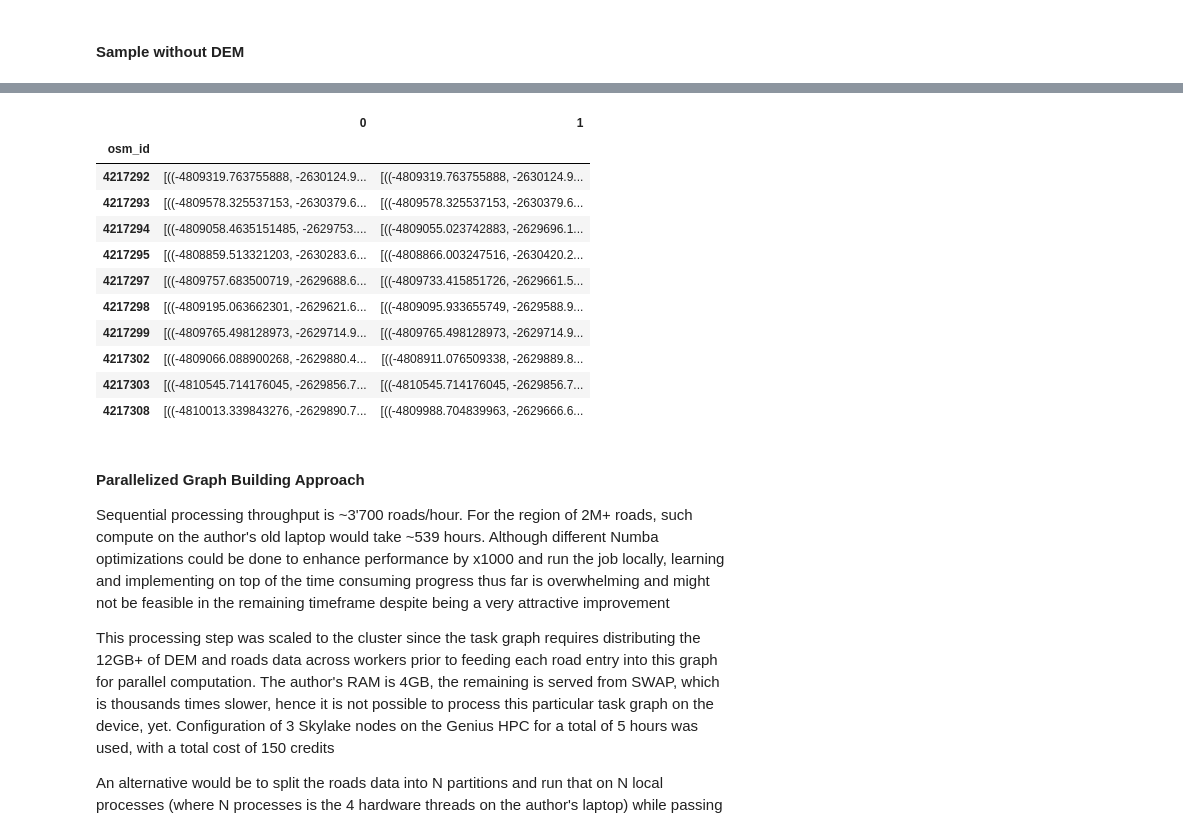
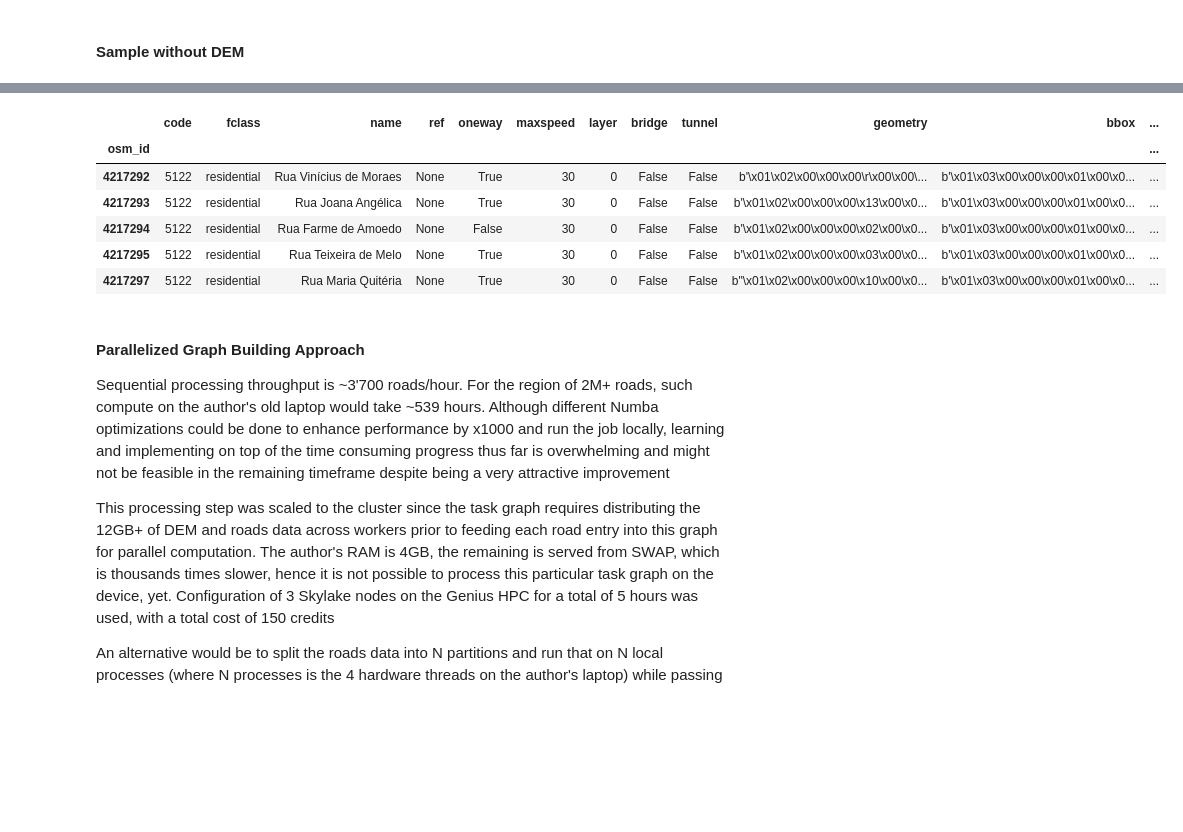
Before and after one commit to maximyudayev/YY-MANET-Protocol, a Jupyter notebook: local/data_preprocessing.ipynb, the cells around one changed output, grey strips where cells are left out. Cells and saved outputs as stored; diff of their text form; code cells hidden in the pictures; blank space fills up the shorter version.

```diff
--- a/local/data_preprocessing.ipynb
+++ b/local/data_preprocessing.ipynb
@@ -565,19 +589,14 @@ Wall time: 516 ms
-# %%
-d = df2.compute()
-d
-# %% [output]
-|  | 0 | 1 |
-| osm_id |  |  |
-| 4217292 | [((-4809319.763755888, -2630124.9... | [((-4809319.763755888, -2630124.9... |
-| 4217293 | [((-4809578.325537153, -2630379.6... | [((-4809578.325537153, -2630379.6... |
-| 4217294 | [((-4809058.4635151485, -2629753.... | [((-4809055.023742883, -2629696.1... |
-| 4217295 | [((-4808859.513321203, -2630283.6... | [((-4808866.003247516, -2630420.2... |
-| 4217297 | [((-4809757.683500719, -2629688.6... | [((-4809733.415851726, -2629661.5... |
-| 4217298 | [((-4809195.063662301, -2629621.6... | [((-4809095.933655749, -2629588.9... |
-| 4217299 | [((-4809765.498128973, -2629714.9... | [((-4809765.498128973, -2629714.9... |
-| 4217302 | [((-4809066.088900268, -2629880.4... | [((-4808911.076509338, -2629889.8... |
-| 4217303 | [((-4810545.714176045, -2629856.7... | [((-4810545.714176045, -2629856.7... |
-| 4217308 | [((-4810013.339843276, -2629890.7... | [((-4809988.704839963, -2629666.6... |
+# %%
+df = dd.read_parquet('hello.parquet', engine='pyarrow')
+df.head()
+# %% [output]
+|  | code | fclass | name | ref | oneway | maxspeed | layer | bridge | tunnel | geometry | bbox | ... |
+| osm_id |  |  |  |  |  |  |  |  |  |  |  | ... |
+| 4217292 | 5122 | residential | Rua Vinícius de Moraes | None | True | 30 | 0 | False | False | b'\x01\x02\x00\x00\x00\r\x00\x00\... | b'\x01\x03\x00\x00\x00\x01\x00\x0... | ... |
+| 4217293 | 5122 | residential | Rua Joana Angélica | None | True | 30 | 0 | False | False | b'\x01\x02\x00\x00\x00\x13\x00\x0... | b'\x01\x03\x00\x00\x00\x01\x00\x0... | ... |
+| 4217294 | 5122 | residential | Rua Farme de Amoedo | None | False | 30 | 0 | False | False | b'\x01\x02\x00\x00\x00\x02\x00\x0... | b'\x01\x03\x00\x00\x00\x01\x00\x0... | ... |
+| 4217295 | 5122 | residential | Rua Teixeira de Melo | None | True | 30 | 0 | False | False | b'\x01\x02\x00\x00\x00\x03\x00\x0... | b'\x01\x03\x00\x00\x00\x01\x00\x0... | ... |
+| 4217297 | 5122 | residential | Rua Maria Quitéria | None | True | 30 | 0 | False | False | b"\x01\x02\x00\x00\x00\x10\x00\x0... | b'\x01\x03\x00\x00\x00\x01\x00\x0... | ... |
 # %% [markdown]
 #### Parallelized Graph Building Approach ####
 
```
Also changed, not shown: parts of 3 cells of this notebook, 5 other files.
